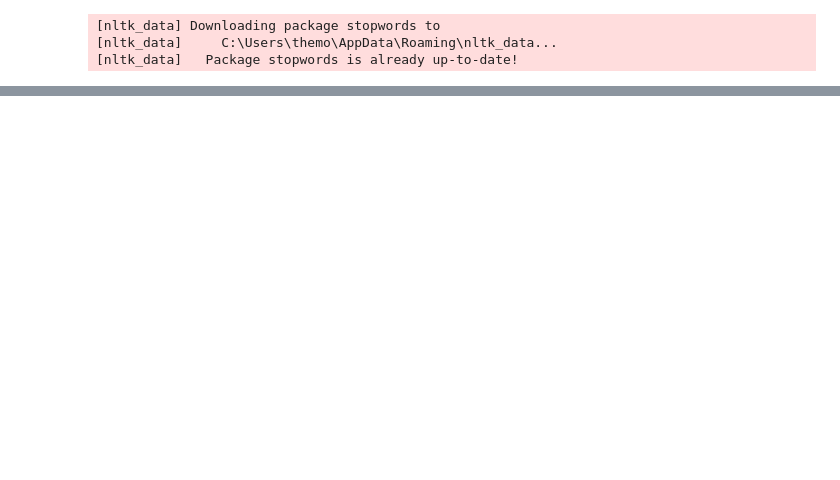
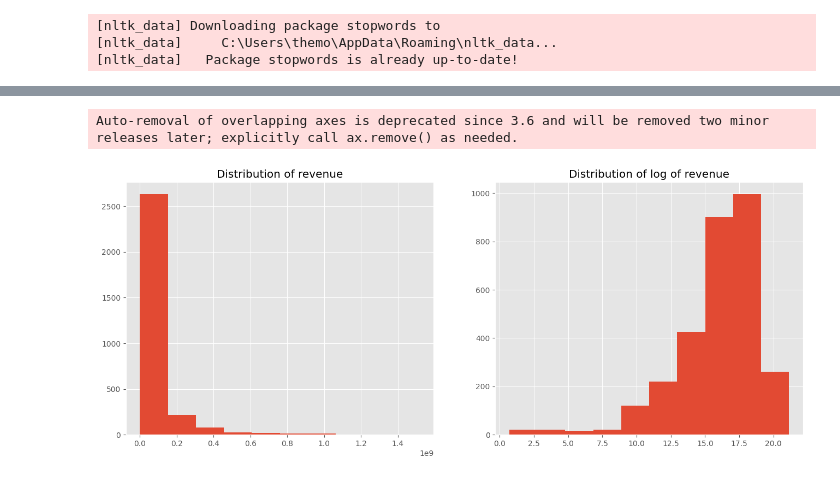
Before and after one commit to themothy4/Data_Analytics_Project, a Jupyter notebook: Boxoffice/Boxoffice.ipynb, the cells around one changed output, grey strips where cells are left out. Drawn from its saved outputs; the diff is of its cells as text; code cells hidden in the pictures; blank space fills up the shorter version.

Commit message:
Data loading and visualisation of revenue

```diff
--- a/Boxoffice/Boxoffice.ipynb
+++ b/Boxoffice/Boxoffice.ipynb
@@ -40,3 +40,7 @@ from sklearn import linear_model
 [nltk_data] Downloading package stopwords to
 [nltk_data]     C:\Users\themo\AppData\Roaming\nltk_data...
 [nltk_data]   Package stopwords is already up-to-date!
+# %%
+train = pd.read_csv('data/train.csv')
+test = pd.read_csv('data/test.csv')
+train.head()
@@ -42,0 +54,11 @@ from sklearn import linear_model
+# %%
+fig, ax = plt.subplots(figsize = (16, 6))
+plt.subplot(1, 2, 1)
+plt.hist(train['revenue']);
+plt.title('Distribution of revenue');
+plt.subplot(1, 2, 2)
+plt.hist(np.log1p(train['revenue']));
+plt.title('Distribution of log of revenue');
+# %% [output]
+Auto-removal of overlapping axes is deprecated since 3.6 and will be removed two minor releases later; explicitly call ax.remove() as needed.
+[figure, added]
```
Also changed, not shown: parts of 3 cells of this notebook, 2 other files.
